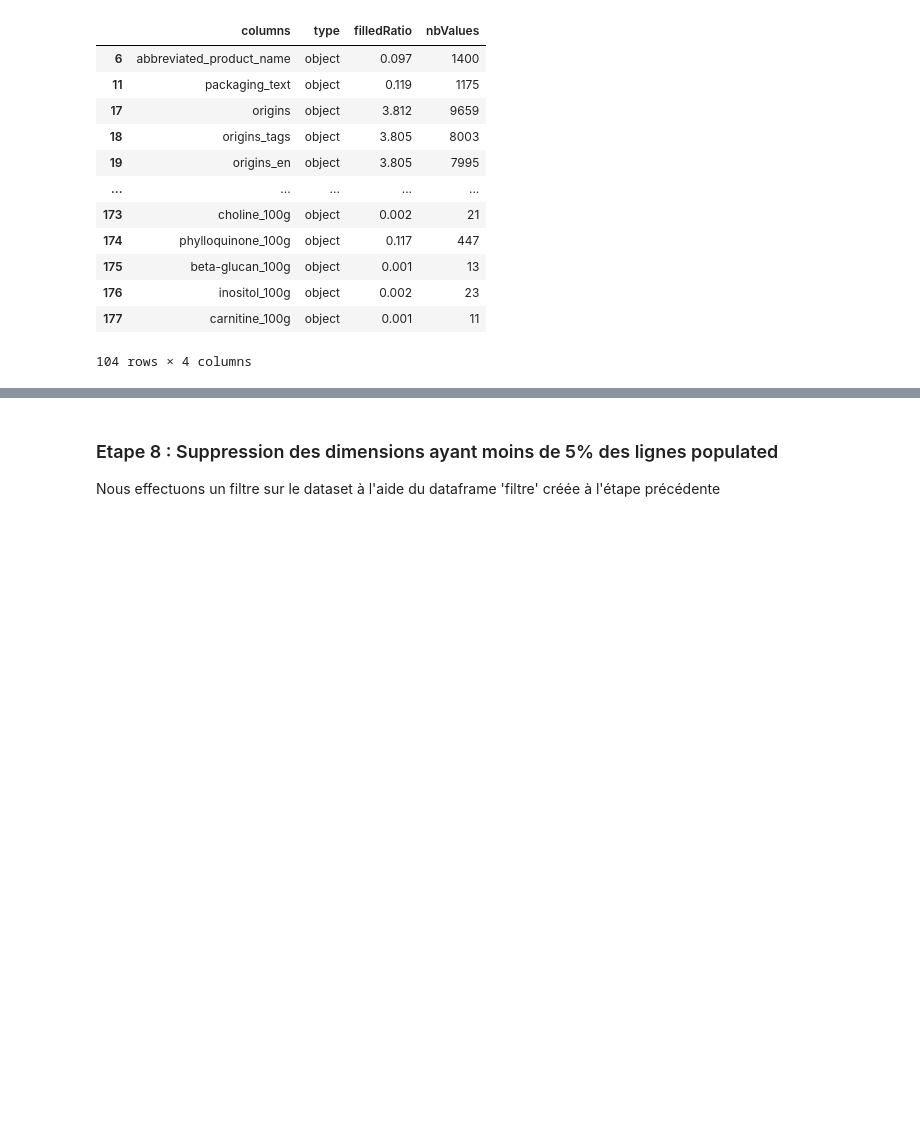
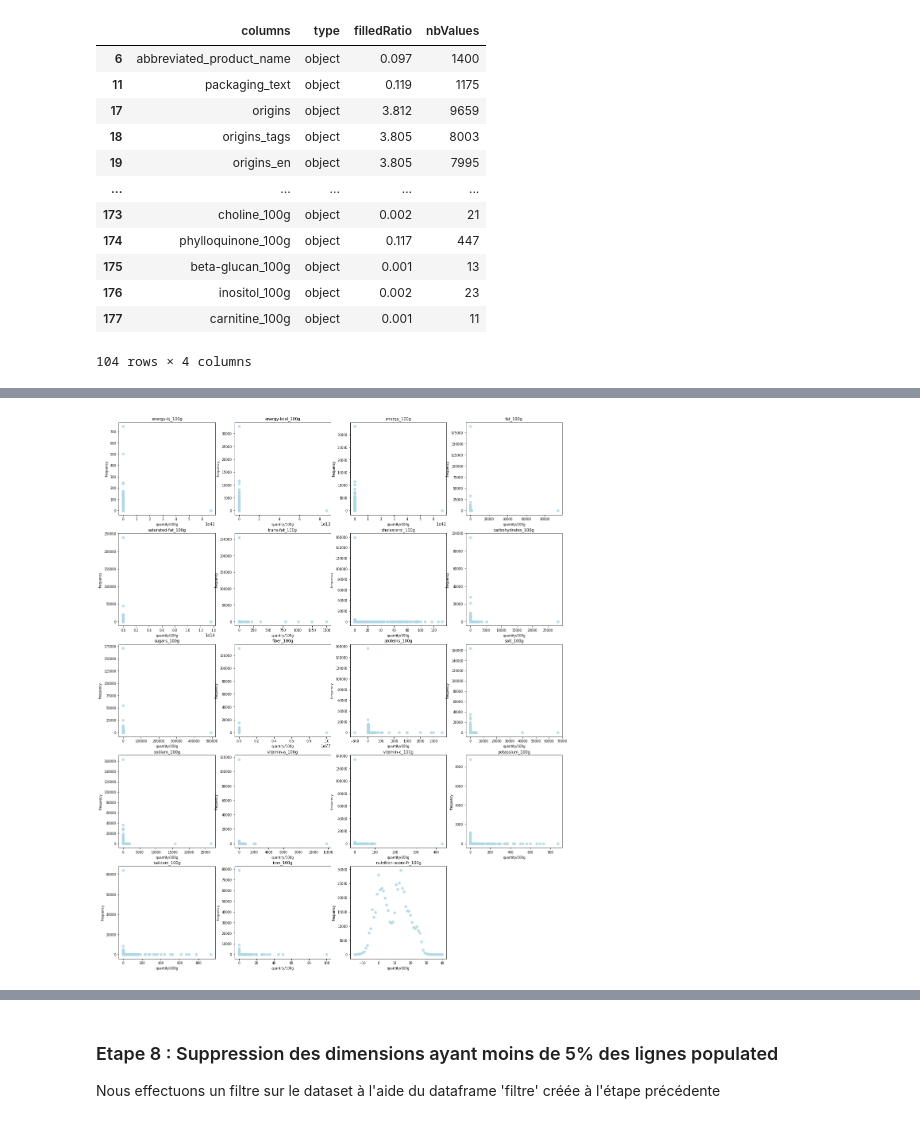
Before and after one commit to benMiniconi/OpenFoodFact, a Jupyter notebook: Projet Final/PSanté_01_notebook_nettoyage.ipynb, the cells around one changed output, grey strips where cells are left out. Drawn from its saved outputs; the diff is of its cells as text; code cells hidden in the pictures; blank space fills up the shorter version.

Commit message:
Outliers treatment and visualization

```diff
--- a/Projet Final/PSanté_01_notebook_nettoyage.ipynb
+++ b/Projet Final/PSanté_01_notebook_nettoyage.ipynb
@@ -19,5 +21,8 @@ Environ **1.5m** de lignes et **183 colonnes**
 # %%
-dataF.shape
+print("before drop duplicates", dataF.shape)
+### Supressions des doublons
+dataF = dataF.drop_duplicates()
+print("after drop duplicates", dataF.shape)
 dataF.info()
 #the data set is 1.5m rows and 180 columns
 # %% [output]
@@ -89,6 +96,7 @@ for col in dataF.columns:
 nonNullRateFrame = pd.DataFrame(nonNullRate)
 #Etape de filtre
 lessThanOnePercentColumns = nonNullRateFrame[nonNullRateFrame["filledRatio"] < 5]
+moreThanOnePercentColumns = nonNullRateFrame[nonNullRateFrame["filledRatio"] > 5]
 lessThanOnePercentColumns.describe
 len(list(lessThanOnePercentColumns["columns"]))
 lessThanOnePercentColumns
@@ -110,0 +125,5 @@ lessThanOnePercentColumns
+# %%
+gColumns = moreThanOnePercentColumns[moreThanOnePercentColumns["columns"].str.contains("_100g")]
+gColumns = gColumns[gColumns["filledRatio"] > 20/100]
+nutriFrame = dataF.filter(items=list(gColumns["columns"].values))
+nutriFrame.describe()
@@ -110,0 +176,30 @@ lessThanOnePercentColumns
+# %%
+hist = plt.figure(figsize=(20, 30))
+
+for columnIndex in range(nutriFrame.shape[1]):
+    #print(wineSet.columns.values[columnIndex])
+    #figsize(10, 10))
+
+    adjustedColumnIndex = int((columnIndex+1)/3)
+    ax = hist.add_subplot(6, 4, (columnIndex+1))#, adjustedColumnIndex+1)
+    currentColumn = nutriFrame.columns.values[columnIndex]
+
+    #wrong format of data for quantities inside product
+    #let's force it to numeric and replace string by NaN with coerce
+    nutriFrame[currentColumn] = pd.to_numeric(nutriFrame[currentColumn], errors='coerce')
+    #let's isolate NaN with -1000 outside datarange
+    nutriFrame[currentColumn] = nutriFrame[currentColumn].replace("nan", -1000).replace(np.nan, -1000)
+
+    currentValues = nutriFrame[nutriFrame[currentColumn] != -1000]
+    #currentValues = nutriFrame[nutriFrame[currentColumn] >= -20]
+    valuesFrame = currentValues[currentColumn].value_counts().to_frame()
+    #print(valuesFrame.index.values)
+    ax.scatter(x=valuesFrame.index.values, y=valuesFrame.values, color='lightblue', alpha=0.8)#, label=currentColumn,  bins=50, color='lightblue', alpha=0.5)
+    plt.xlabel("quantity/100g", fontsize=8)
+    plt.xticks(fontsize=8)
+    plt.yticks(fontsize=8)
+    plt.ylabel("frequency", fontsize=8)
+    ax.set_title(str(nutriFrame.columns.values[columnIndex]), fontsize=10)
+hist.savefig("_100gOutliers.jpg")
+# %% [output]
+[figure, added]
```
Also changed, not shown: parts of 10 cells of this notebook.
